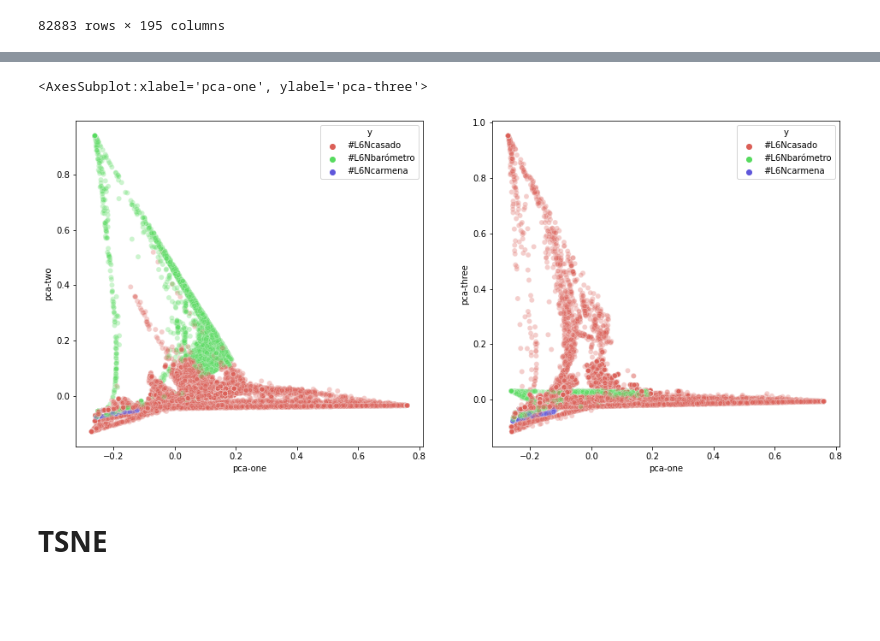
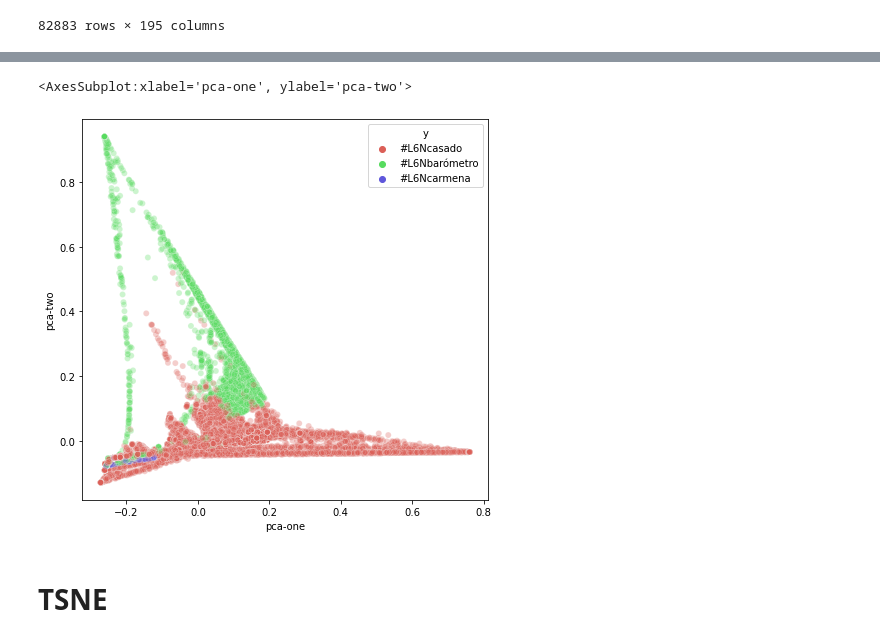
Before and after one commit to palomagmz3/TFM, a Jupyter notebook: bert_code/visualize.ipynb, the cells around one changed output, grey strips where cells are left out. Saved outputs shown, nothing was run; the diff lists cells and outputs as text; code cells hidden in the pictures; blank space fills up the shorter version.

```diff
--- a/bert_code/visualize.ipynb
+++ b/bert_code/visualize.ipynb
@@ -60,0 +71,3 @@ df['topic'] = df[0].apply(lambda x: color(x))
+# %%
+n_labels = df_pca['label'].nunique()
+df_pca['color_label'] = df_pca['label'].apply(lambda x: cdict[x])
@@ -94,0 +160,9 @@ ValueError: 'c' argument must be a color, a sequence of colors, or a sequence of
+# %%
+# Clústering con PCA
+pca = PCA(n_components=2)
+#pca_result = pca.fit_transform(df[feat_cols].values)
+pca_result = pca.fit_transform(embeddings)
+df_pca['pca-one'] = pca_result[:,0]
+df_pca['pca-two'] = pca_result[:,1]
+# %%
+df_pca['label'] = classes
@@ -95,32 +185,21 @@ ValueError: 'c' argument must be a color, a sequence of colors, or a sequence of
 # %%
-df_pca = df[['pca-one', 'pca-two', 'pca-three', 'y']]
+df_pca = df_pca[['pca-one', 'pca-two', 'label']]
 # %%
 # new pic
 plt.figure(figsize=(16,7))
 ax1 = plt.subplot(1, 2, 1)
 sns.scatterplot(
     x="pca-one", y="pca-two",
-    hue="y",
+    hue="label",
     palette=sns.color_palette("hls", n_labels),
     data=df_pca,
     legend="full",
     alpha=0.3,
     ax=ax1
 )
-
-ax2 = plt.subplot(1, 2, 2)
-sns.scatterplot(
-    x="pca-one", y="pca-three",
-    hue="y",
-    palette=sns.color_palette("hls", n_labels),
-    data=df_pca,
-    legend="full",
-    alpha=0.3,
-    ax=ax2
-)
 # %% [output]
-<AxesSubplot:xlabel='pca-one', ylabel='pca-three'>
+<AxesSubplot:xlabel='pca-one', ylabel='pca-two'>
-[figure, old version]
+[figure, new version]
 # %% [markdown]
 # TSNE
 # %%
```
Also changed, not shown: parts of 16 cells of this notebook, 4 other files.
